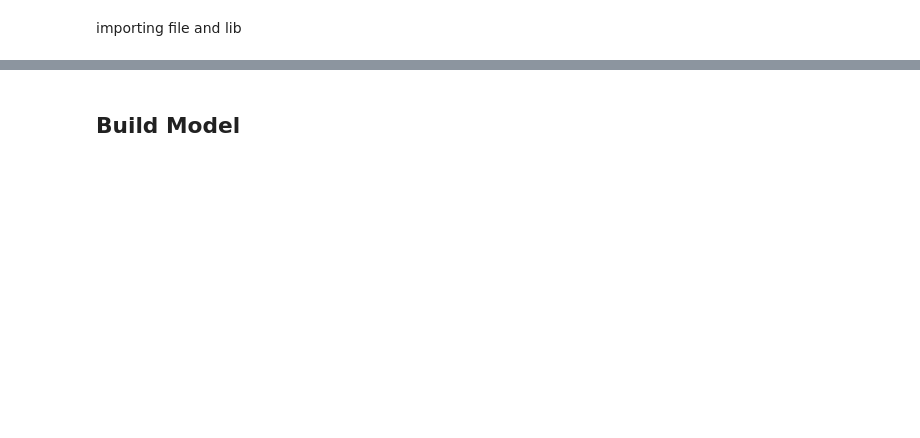
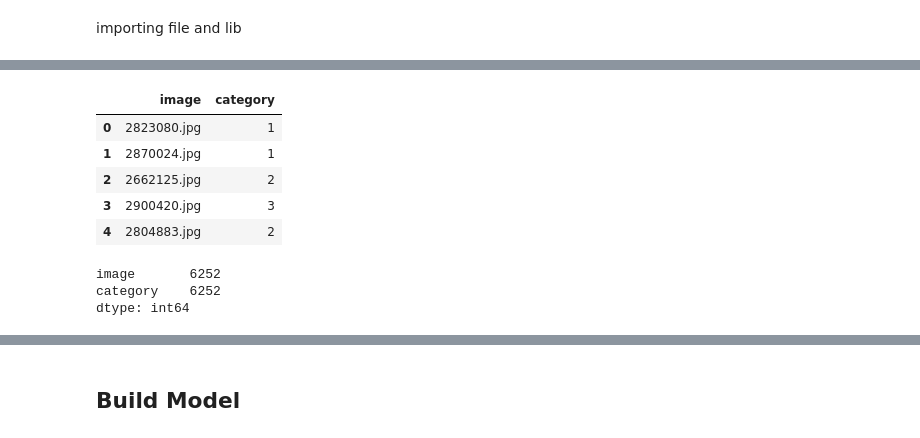
Before and after one commit to saurabhsingh1411/av_computervision_game_of_thrones, a Jupyter notebook: AV_computer_vision_gameofthrones_.ipynb, the cells around one changed output, grey strips where cells are left out. Cells and saved outputs as stored; diff of their text form; code cells hidden in the pictures; blank space fills up the shorter version.

```diff
--- a/AV_computer_vision_gameofthrones_.ipynb
+++ b/AV_computer_vision_gameofthrones_.ipynb
@@ -29,7 +29,18 @@ print('total training images:',len(os.listdir(train_dir)))
 total training images: 8932
 # %%
-train_data=pd.read_csv('tmp/train.csv',dtype=str)
+train_data=pd.read_csv('/tmp/train.csv',dtype=str)
 train_data.head()
+# %% [output]
+|  | image | category |
+| 0 | 2823080.jpg | 1 |
+| 1 | 2870024.jpg | 1 |
+| 2 | 2662125.jpg | 2 |
+| 3 | 2900420.jpg | 3 |
+| 4 | 2804883.jpg | 2 |
 # %%
 train_data.count()
+# %% [output]
+image       6252
+category    6252
+dtype: int64
 # %%
```
Also changed, not shown: parts of 17 cells of this notebook.
